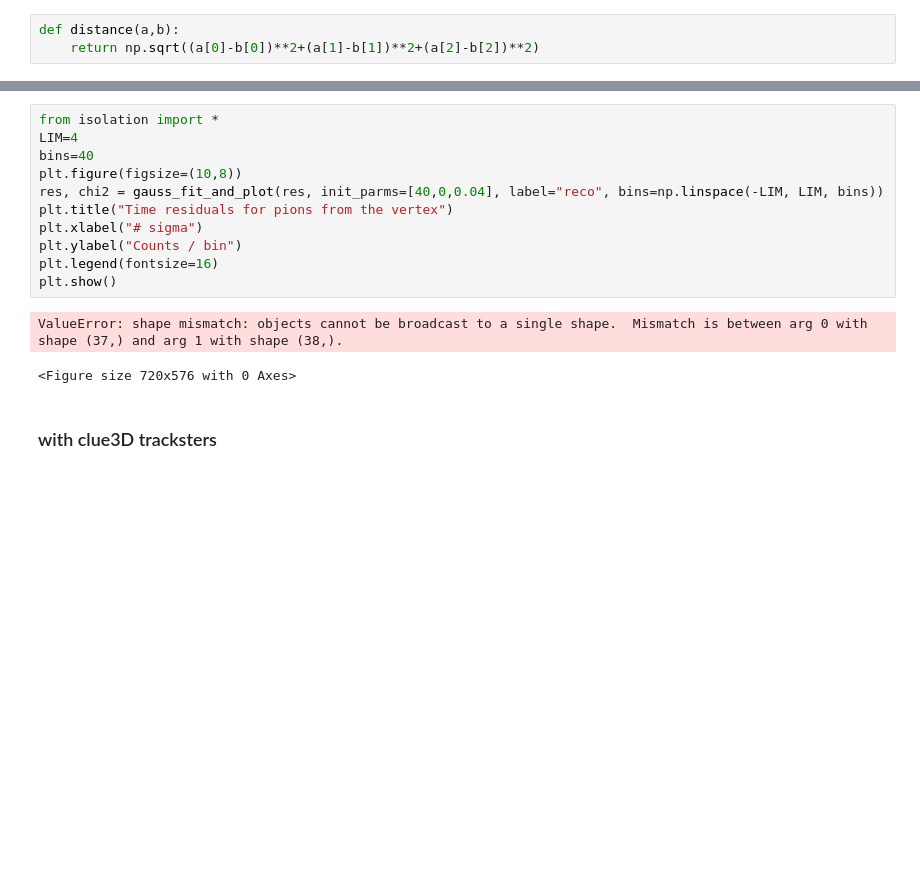
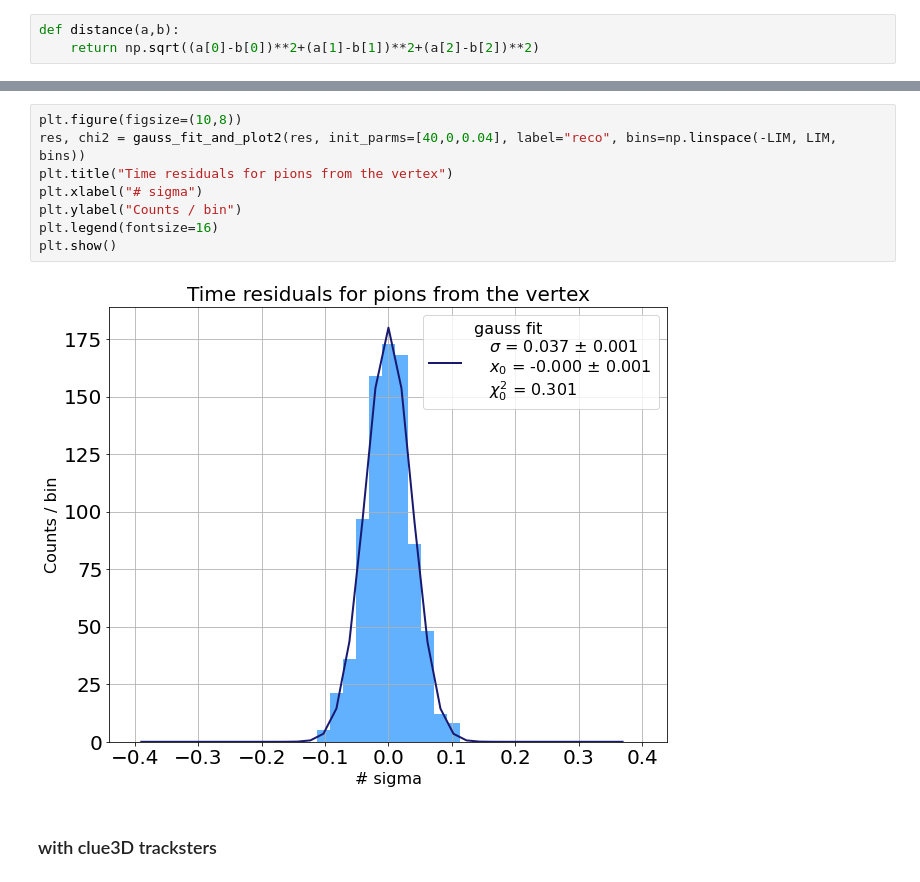
Before and after one commit to AuroraPerego/Timing, a Jupyter notebook: TimingPlot_track_linking.ipynb, the cells around one changed output, grey strips where cells are left out. Cells and saved outputs as stored; diff of their text form; blank space fills up the shorter version.

```diff
--- a/TimingPlot_track_linking.ipynb
+++ b/TimingPlot_track_linking.ipynb
@@ -215,17 +216,13 @@ plt.grid()
 # %%
-from isolation import *
-LIM=4
-bins=40
 plt.figure(figsize=(10,8))
-res, chi2 = gauss_fit_and_plot(res, init_parms=[40,0,0.04], label="reco", bins=np.linspace(-LIM, LIM, bins))
+res, chi2 = gauss_fit_and_plot2(res, init_parms=[40,0,0.04], label="reco", bins=np.linspace(-LIM, LIM, bins))
 plt.title("Time residuals for pions from the vertex")
 plt.xlabel("# sigma")
 plt.ylabel("Counts / bin")
 plt.legend(fontsize=16)
 plt.show()
 # %% [output]
-ValueError: shape mismatch: objects cannot be broadcast to a single shape.  Mismatch is between arg 0 with shape (37,) and arg 1 with shape (38,).
-<Figure size 720x576 with 0 Axes>
+[figure, added]
 # %% [markdown]
 ### with clue3D tracksters
 # %%
```
Also changed, not shown: parts of 16 cells of this notebook, 4 other files.
